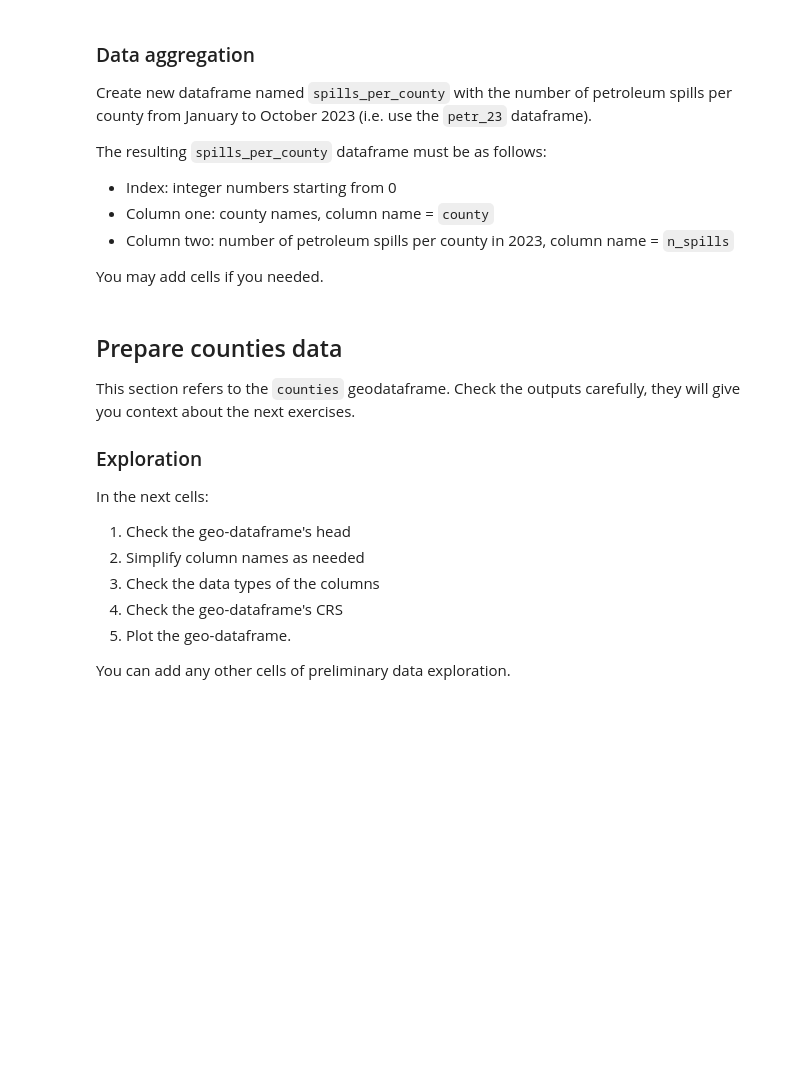
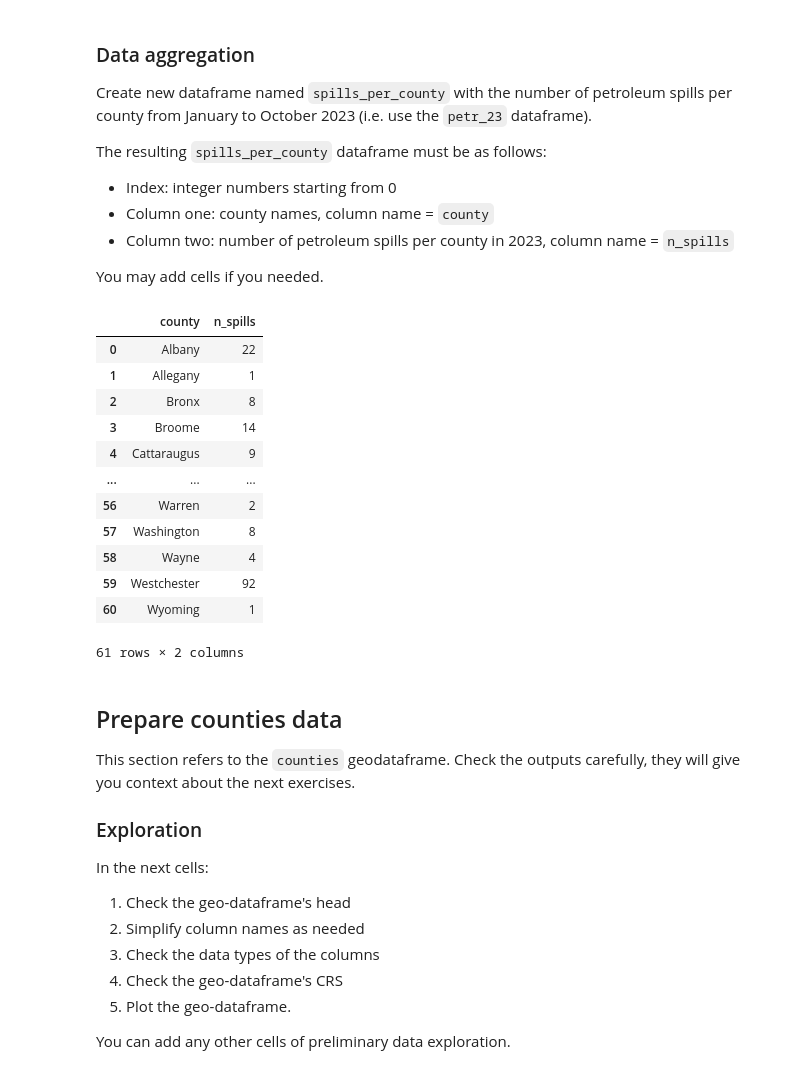
Before and after one commit to h-hahn/eds220-hwk-3, a Jupyter notebook: hwk3-task1-spills.ipynb, the cells around one changed output. Cells and saved outputs as stored; diff of their text form; code cells hidden in the pictures; blank space fills up the shorter version.

```diff
--- a/hwk3-task1-spills.ipynb
+++ b/hwk3-task1-spills.ipynb
@@ -208,3 +206,22 @@ You may add cells if you needed.
+# %%
+# new dataframe with # of petroleum spills per county
+spills_per_county = petr_23.groupby(['county']).size().reset_index(name = 'n_spills')
+
+spills_per_county
+# %% [output]
+|  | county | n_spills |
+| 0 | Albany | 22 |
+| 1 | Allegany | 1 |
+| 2 | Bronx | 8 |
+| 3 | Broome | 14 |
+| 4 | Cattaraugus | 9 |
+| ... | ... | ... |
+| 56 | Warren | 2 |
+| 57 | Washington | 8 |
+| 58 | Wayne | 4 |
+| 59 | Westchester | 92 |
+| 60 | Wyoming | 1 |
+61 rows × 2 columns
 # %% [markdown]
 ## Prepare counties data
 
```
Also changed, not shown: parts of 11 cells of this notebook.
